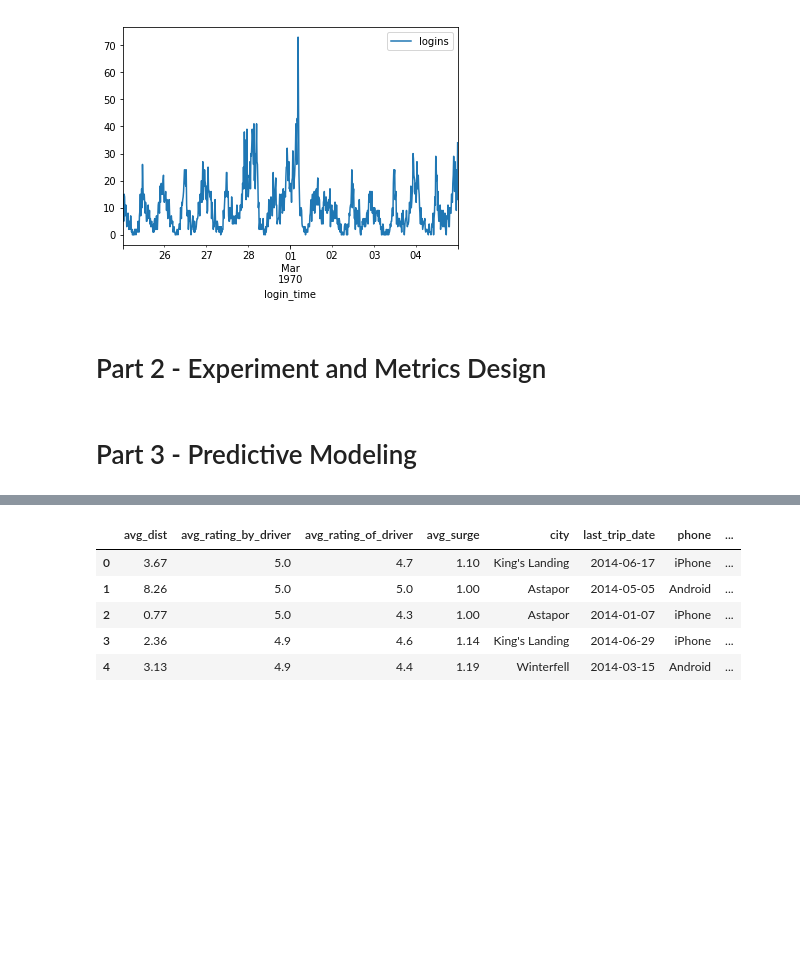
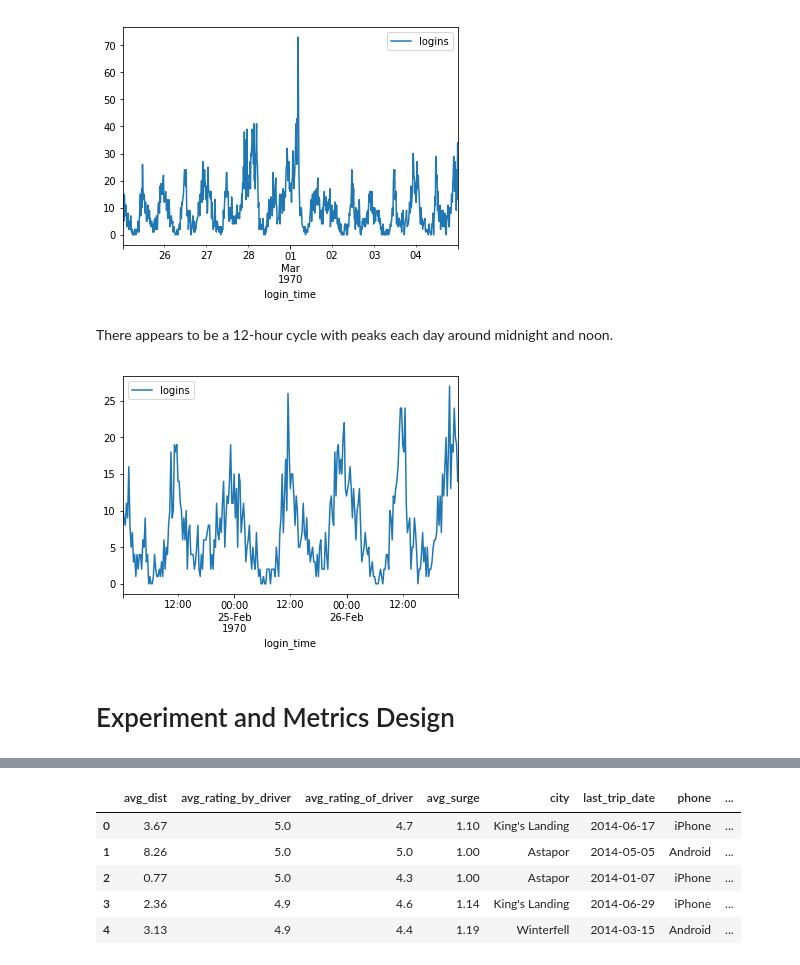
Before and after one commit to klane/springboard, a Jupyter notebook: challenges/ultimate/ultimate.ipynb, the cells around one changed output, grey strips where cells are left out. Cells and saved outputs as stored; diff of their text form; code cells hidden in the pictures; blank space fills up the shorter version.

Commit message:
Complete parts 1 and 3 of the Ultimate challenge

```diff
--- a/challenges/ultimate/ultimate.ipynb
+++ b/challenges/ultimate/ultimate.ipynb
@@ -58,7 +70,12 @@ logins_15min[('1970-02-25' < logins_15min.index) & (logins_15min.index < '1970-0
 plt.show()
 # %% [output]
 [figure]
+# %% [markdown]
+There appears to be a 12-hour cycle with peaks each day around midnight and noon.
+# %%
+logins_15min[('1970-02-24' < logins_15min.index) & (logins_15min.index < '1970-02-027')].plot()
+plt.show()
+# %% [output]
+[figure, added]
 # %% [markdown]
-# Part 2 - Experiment and Metrics Design
+# Experiment and Metrics Design
-# %% [markdown]
-# Part 3 - Predictive Modeling
```
Also changed, not shown: parts of 31 cells of this notebook.
